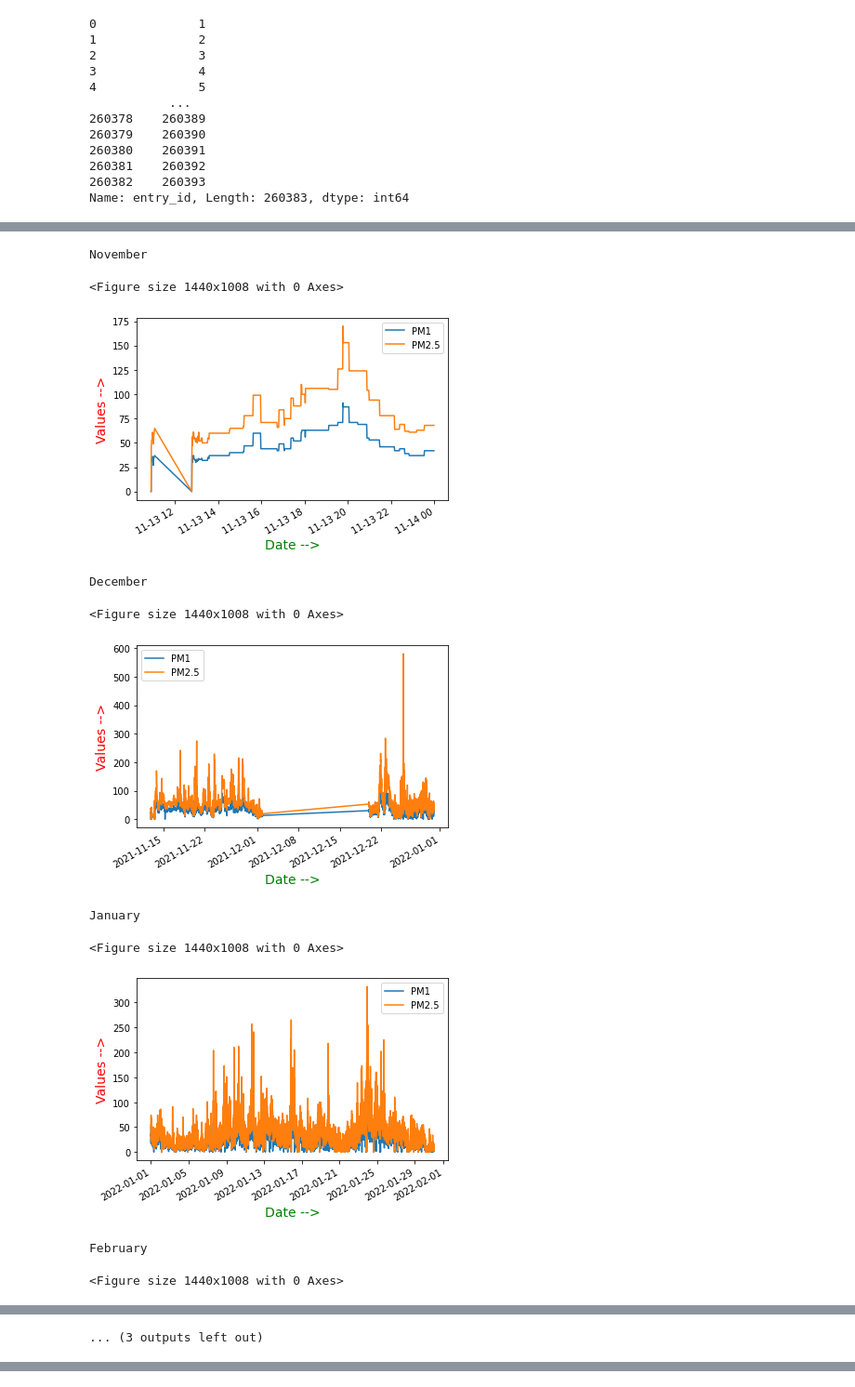
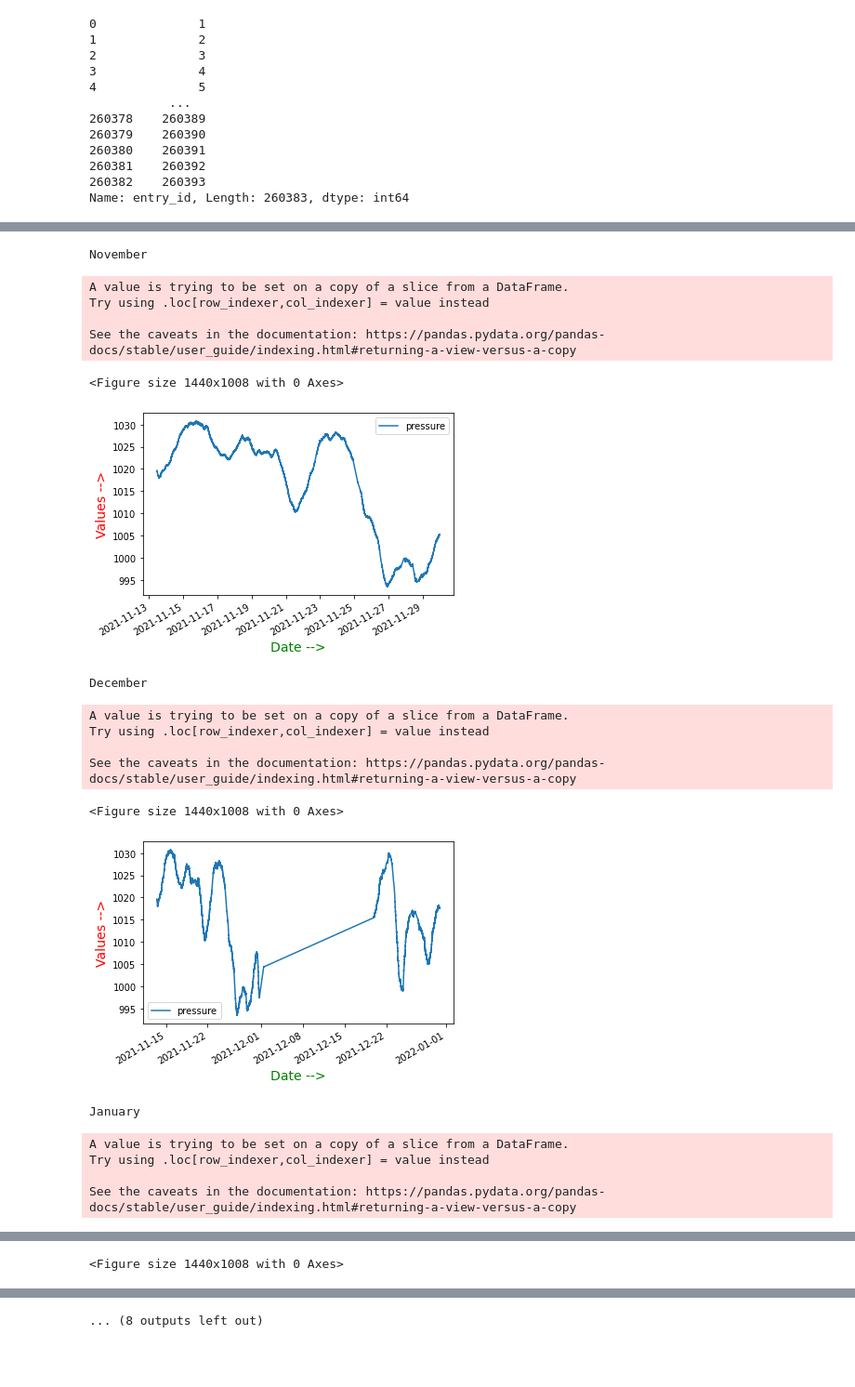
Before and after one commit to PawWitGit/Masters-s-project, a Jupyter notebook: masters_project/machine_learning/data_analysis/months_describe.ipynb, the cells around one changed output, grey strips where cells are left out. Shown at 93% size. Cells and saved outputs as stored; diff of their text form; code cells hidden in the pictures; blank space fills up the shorter version.

Commit message:
add outlier

```diff
--- a/masters_project/machine_learning/data_analysis/months_describe.ipynb
+++ b/masters_project/machine_learning/data_analysis/months_describe.ipynb
@@ -36,6 +39,19 @@ Name: entry_id, Length: 260383, dtype: int64
 # %%
 # all months desribe
 DESCRIBE_DF = MONTHS_DF.describe()
+# %%
+def remove_df_outliers(df: pd.DataFrame=MONTHS_DF) -> pd.DataFrame:
+    cols = ["PM1","PM2.5", 'PM10', 'temp',"pressure", "humidity"] # one or more
+
+    Q1 = df[cols].quantile(0.25)
+    Q3 = df[cols].quantile(0.75)
+    IQR = Q3 - Q1
+
+    df = df[~((df[cols] < (Q1 - 1.5 * IQR)) |(df[cols] > (Q3 + 1.5 * IQR))).any(axis=1)]
+
+    return(df)
+
+MONTHS_DF = remove_df_outliers()
 # %%
 # Months describe() functions
 
@@ -188,16 +270,24 @@ GET_MONTHS[4]
 # %%
 for i in get_months():
     print(i)
-    plot_data(MONTHS_DF, get_month(i)[0], get_month(i)[1])
+    plot_data(MONTHS_DF, get_month(i)[0], get_month(i)[1], ["pressure","temp","humidity"])
 # %% [output]
 November
-<Figure size 1440x1008 with 0 Axes>
+A value is trying to be set on a copy of a slice from a DataFrame.
+Try using .loc[row_indexer,col_indexer] = value instead
+
+See the caveats in the documentation: https://pandas.pydata.org/pandas-docs/stable/user_guide/indexing.html#returning-a-view-versus-a-copy
+<Figure size 1440x1008 with 0 Axes>
-[figure, old version]
+[figure, new version]
-December
-<Figure size 1440x1008 with 0 Axes>
+December
-[figure, old version]
-January
+A value is trying to be set on a copy of a slice from a DataFrame.
+Try using .loc[row_indexer,col_indexer] = value instead
+
+See the caveats in the documentation: https://pandas.pydata.org/pandas-docs/stable/user_guide/indexing.html#returning-a-view-versus-a-copy
 <Figure size 1440x1008 with 0 Axes>
-[figure, old version]
+[figure, new version]
-February
+January
-<Figure size 1440x1008 with 0 Axes>
+A value is trying to be set on a copy of a slice from a DataFrame.
+Try using .loc[row_indexer,col_indexer] = value instead
+
+See the caveats in the documentation: https://pandas.pydata.org/pandas-docs/stable/user_guide/indexing.html#returning-a-view-versus-a-copy
@@ -205 +294 @@ February
-... (3 outputs left out)
+<Figure size 1440x1008 with 0 Axes>
@@ -205,0 +296 @@ February
+... (8 outputs left out)
```
Also changed, not shown: parts of 10 cells of this notebook, 1 other file.
